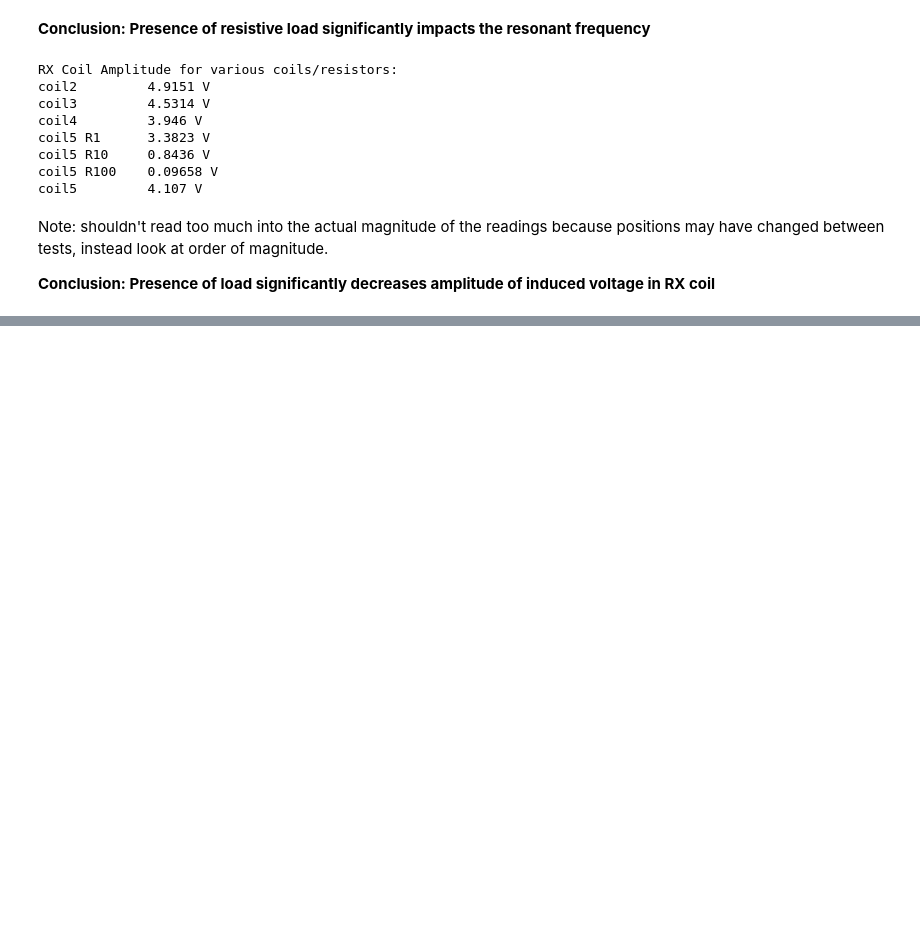
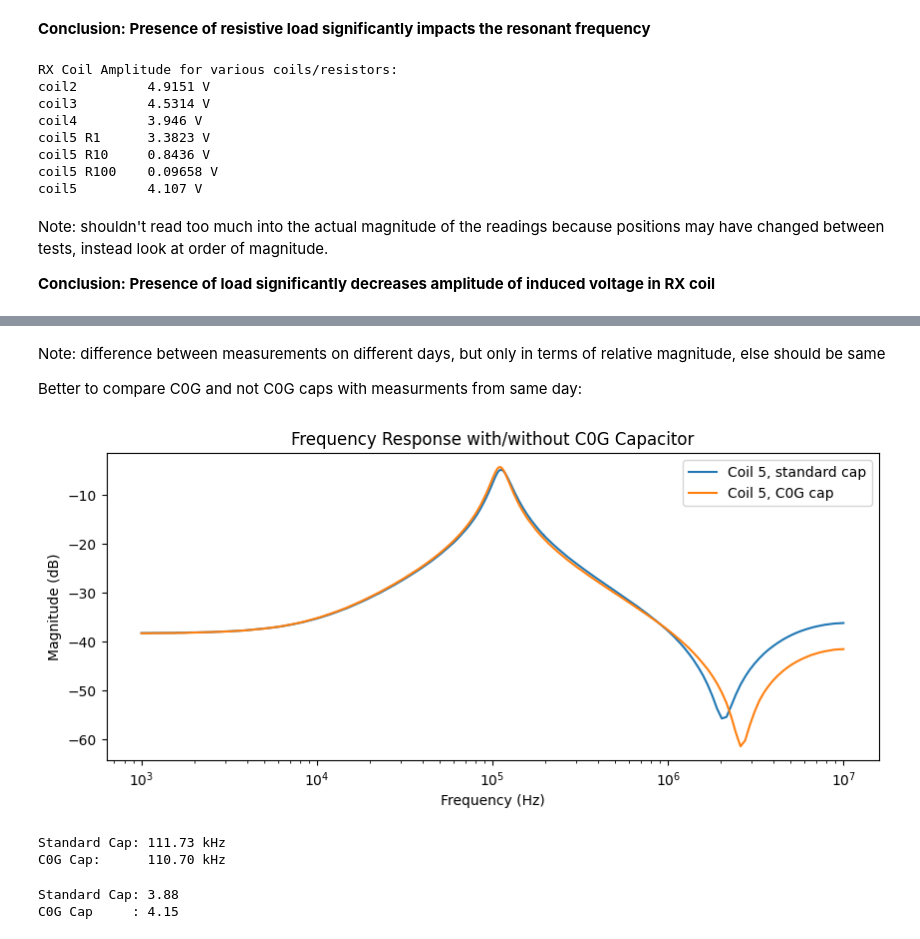
Before and after one commit to davisgtoth/Wireless-Drone-Data-Analysis, a Jupyter notebook: analysis.ipynb, the cells around one changed output, grey strips where cells are left out. Drawn from its saved outputs; the diff is of its cells as text; code cells hidden in the pictures; blank space fills up the shorter version.

```diff
--- a/analysis.ipynb
+++ b/analysis.ipynb
@@ -259,0 +299,36 @@ Note: shouldn't read too much into the actual magnitude of the readings because
+# %% [markdown]
+Note: difference between measurements on different days, but only in terms of relative magnitude, else should be same
+
+Better to compare C0G and not C0G caps with measurments from same day:
+# %%
+freq5, mag5 = merge_data('11-17_RX_coils/coil5_freq.csv', '11-17_RX_coils/coil5_freq_zoomed.csv')
+freq5_c0g, mag5_c0g = merge_data('11-17_RX_coils/coil5_C0G_freq.csv', '11-17_RX_coils/coil5_C0G_freq_zoomed.csv')
+
+plt.figure(figsize=(10,4))
+plt.semilogx(freq5, mag5, label='Coil 5, standard cap')
+plt.semilogx(freq5_c0g, mag5_c0g, label='Coil 5, C0G cap')
+plt.title('Frequency Response with/without C0G Capacitor')
+plt.xlabel('Frequency (Hz)')
+plt.ylabel('Magnitude (dB)')
+plt.legend()
+plt.show()
+# %% [output]
+[figure, added]
+# %%
+res5 = get_res_freq(freq5, mag5)
+res5_c0g = get_res_freq(freq5_c0g, mag5_c0g)
+
+print(f'Standard Cap: {res5_17*1e-3:.2f} kHz')
+print(f'C0G Cap:      {res5_c0g*1e-3:.2f} kHz')
+# %% [output]
+Standard Cap: 111.73 kHz
+C0G Cap:      110.70 kHz
+# %%
+Q5 = get_Q_factor(freq5, mag5)
+Q5_c0g = get_Q_factor(freq5_c0g, mag5_c0g)
+
+print(f'Standard Cap: {Q5:.2f}')
+print(f'C0G Cap     : {Q5_c0g:.2f}')
+# %% [output]
+Standard Cap: 3.88
+C0G Cap     : 4.15
```
Also changed, not shown: parts of 17 cells of this notebook, 51 other files.
